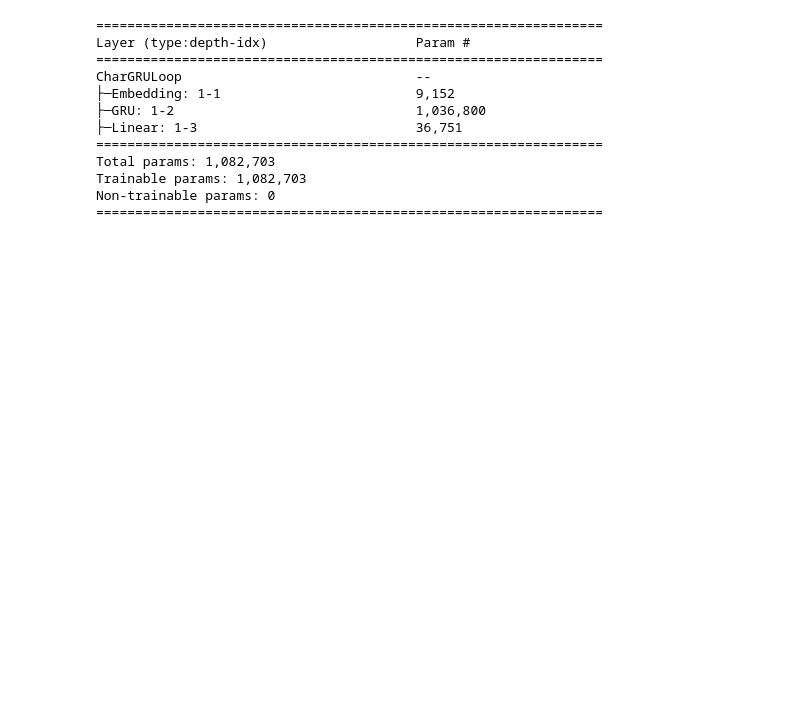
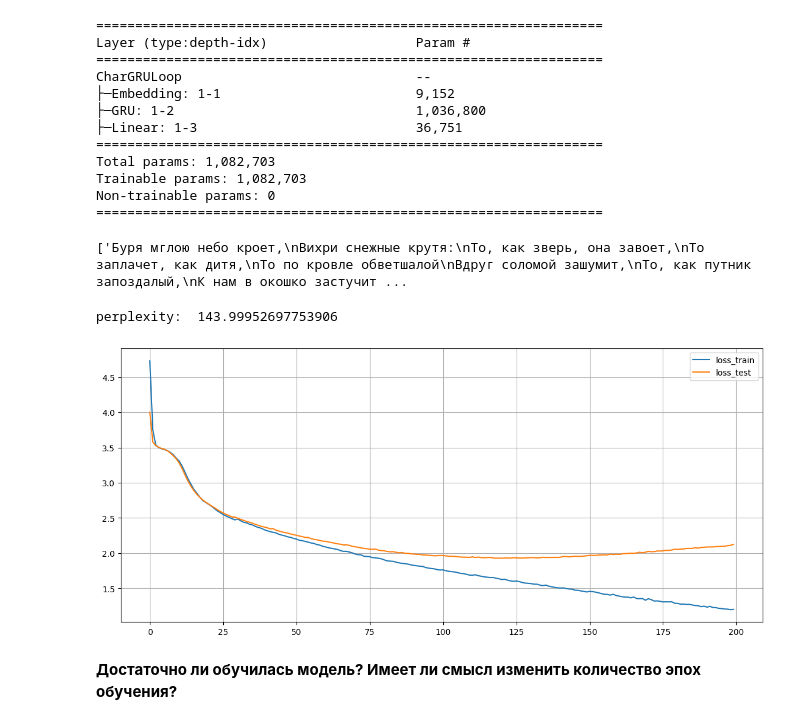
Before and after one commit to DvoryadkinaDV/Using-neural-networks-to-generate-text, a Jupyter notebook: OATD.ipynb, the cells around one changed output. Cells and saved outputs as stored; diff of their text form; code cells hidden in the pictures; blank space fills up the shorter version.

```diff
--- a/OATD.ipynb
+++ b/OATD.ipynb
@@ -404,3 +403,82 @@ Total params: 1,082,703
 Trainable params: 1,082,703
 Non-trainable params: 0
 =================================================================
+# %%
+train[:1]
+# %% [output]
+['Буря мглою небо кроет,\nВихри снежные крутя:\nТо, как зверь, она завоет,\nТо заплачет, как дитя,\nТо по кровле обветшалой\nВдруг соломой зашумит,\nТо, как путник запоздалый,\nК нам в окошко застучит ...
+# %%
+example = torch.tensor(to_matrix(train[:1], char2id, max_len=MAXLEN)) # Возьмем первый документ и попробуем сгененировать этот же текст начиная с первой буквы
+
+train_example = example[:, :-1]
+target_example = example[:, 1:]
+
+next_logp, hid_state = model(train_example, hid_state=None)
+
+print('perplexity: ', torch.exp(loss_fn(next_logp.permute(0, 2, 1), target_example)).item())
+# %% [output]
+perplexity:  143.99952697753906
+# %%
+device = torch.device("cuda") if torch.cuda.is_available() else torch.device("cpu")
+torch.cuda.empty_cache()
+# %%
+EPOCH = 200 # количество эпох обучения
+history_train = [] # список значений лосса трейна на каждой эпохи
+history_test = [] # список значений лосса теста на каждой эпохи
+model.to(device) # И модель, и данные должны находиться на одном устройстве.
+                 # Поэтому при работе с GPU нужно следить и явно указывать, на каком устройстве проводится работа.
+
+
+best_test_loss = float("inf")
+for i in range(EPOCH): #цикл по эпохам
+
+  loss_test = 0
+  loss_train = 0
+
+  for batch in dataloader_train: #цикл по тренировачным батчам
+
+    optimizer.zero_grad() #обнуляем градиенты
+    batch_ix = torch.tensor(batch[0], dtype=torch.int64).to(device) #делаем из батча тензор
+
+    predictions_logp, _ = model(batch_ix[:, :-1], hid_state=None) #подаем батч в модель
+
+    actual_next_tokens = batch_ix[:, 1:] # таргеры
+
+    loss = loss_fn(predictions_logp.permute(0, 2, 1), actual_next_tokens.long()) # считаем лосс на батче
+    loss_train += loss.item() # добавляем лосс с батча в суммарный лосс
+
+    loss.backward() # делаем обратный проход
+    optimizer.step() # делаем шаг оптимизатором
+
+  history_train.append(loss_train/len(dataloader_train)) # добавляем  средний лосс за эпоху в список
+
+  for batch in dataloader_test: #цикл по тестовым батчам
+    with torch.no_grad(): # отключаем подсчет градиентов
+
+      batch_ix = torch.tensor(batch[0], dtype=torch.int64).to(device)
+      predictions_logp, _ = model(batch_ix[:, :-1], hid_state=None)
+
+      actual_next_tokens = batch_ix[:, 1:]
+
+      loss = loss_fn(predictions_logp.permute(0, 2, 1), actual_next_tokens.long())
+      loss_test += loss.item()
+
+  loss_test = loss_test/len(dataloader_test)
+  history_test.append(loss_test)
+
+  if loss_test < best_test_loss: #сохраняем лучшую модель по лоссу на тесте
+    best_test_loss = loss_test
+    best_model = copy.deepcopy(model)
+    best_model.to("cpu")
+
+  if (i + 1) % 5 == 0: # выводим график лосса каждые 5 эпох
+    clear_output(True)
+    plt.plot(history_train, label='loss_train')
+    plt.plot(history_test, label='loss_test')
+    plt.grid()
+    plt.legend()
+    plt.show()
+# %% [output]
+[figure, added]
+# %% [markdown]
+**Достаточно ли обучилась модель? Имеет ли смысл изменить количество эпох обучения?**
```
Also changed, not shown: parts of 29 cells of this notebook.
